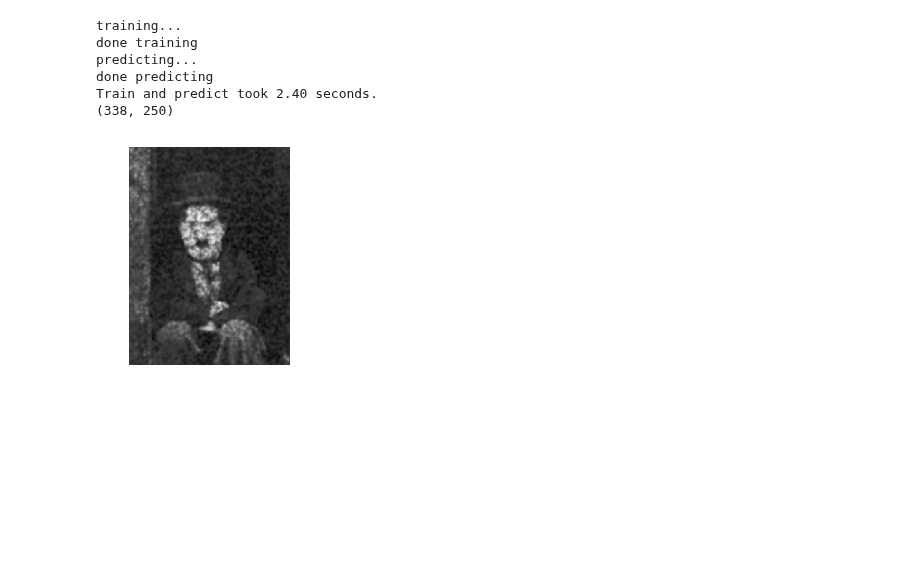
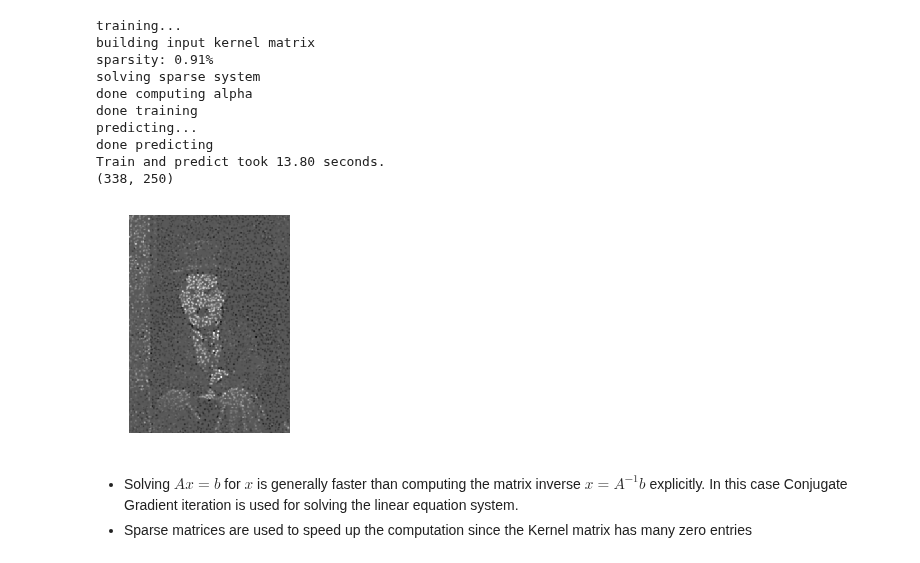
Before and after one commit to ml4cdeca/AdvancedMachineLearning, a Jupyter notebook: exercise06/gp.ipynb, the cells around one changed output. Drawn from its saved outputs; the diff is of its cells as text; code cells hidden in the pictures; blank space fills up the shorter version.

Commit message:
gaussian to generalized exponential

```diff
--- a/exercise06/gp.ipynb
+++ b/exercise06/gp.ipynb
@@ -9,14 +9,8 @@ import scipy.sparse.linalg as sLA
 import scipy.spatial
 import matplotlib.pyplot as plt
-# %%
-img=plt.imread('cc_90.png')
-coord=np.indices(img.shape).reshape(2,-1).T
-#training data
-X=coord[img.flatten()!=0]
-y=img[img!=0].flatten()
 # %%
-def gaussian_kernel(data, sigma, max_distance):
-    """Compute the gaussian kernel matrix.
+def generalized_exponential_kernel(data, sigma, gamma, max_distance):
+    """Compute the generalized exponential kernel matrix.
 
     :param data: data matrix
     :param sigma: parameter sigma of the gaussian kernel
@@ -25,19 +19,19 @@ def gaussian_kernel(data, sigma, max_distance):
     assert len(data.shape) == 2
     assert sigma > 0
 
-    factor = -0.5 /  (sigma ** 2)
-    limit = numpy.exp(factor*max_distance**2)
+    factor = -1.
+    limit = numpy.exp(factor*np.sqrt(max_distance/sigma)**(2*gamma))
     # Find the pairwise squared distances and compute the Gaussian kernel.
     K = []
     for k in data:
-        d = numpy.exp(factor*numpy.sum((data - k)**2,axis=1))
+        d = numpy.exp(factor*(np.sqrt(numpy.sum((data - k)**2,axis=1))/sigma**2)**gamma)
         d[d < limit] = 0.0  # truncate the Gaussian
         d = scipy.sparse.csc_matrix(d[:,None])
         K.append(d)
     K = scipy.sparse.hstack(K)
     return K
 
-def compute_alpha(train_x, train_y, tau, sigma, max_distance):
+def compute_alpha(train_x, train_y, tau, sigma, gamma, max_distance):
     """Compute the alpha vector of the ridge regressor.
 
     :param train_x: training x data
@@ -47,7 +41,7 @@ def compute_alpha(train_x, train_y, tau, sigma, max_distance):
     :return: alpha vector
     """
     print("building input kernel matrix")
-    K = gaussian_kernel(train_x, sigma, max_distance)
+    K = generalized_exponential_kernel(train_x, sigma, gamma, max_distance)
     print("sparsity: %.2f%%" % (float(100*K.nnz) / (K.shape[0]*K.shape[1])))
     M = K + tau * scipy.sparse.identity(train_x.shape[0])
     y = scipy.sparse.csc_matrix(train_y[:,None])
@@ -60,7 +54,7 @@ class KernelRidgeRegressor(object):
     """Kernel Ridge Regressor.
     """
 
-    def __init__(self, tau, sigma):
+    def __init__(self, tau, sigma, gamma):
         self.dim = None
         self.train_x = None
         self.alpha = None
@@ -68,7 +62,8 @@ class KernelRidgeRegressor(object):
         self.std_y = None
         self.tau = tau
         self.sigma = sigma
-        self.scale = -0.5 / sigma**2
+        self.gamma = gamma
+        self.scale = -1. / sigma**(gamma/2)
         self.max_distance = 4.0*sigma
 
     def train(self, train_x, train_y):
@@ -89,7 +84,7 @@ class KernelRidgeRegressor(object):
         self.std_y = train_y.std()
         train_y_std = (train_y - self.mean_y) / self.std_y
 
-        self.alpha = compute_alpha(self.train_x, train_y_std, self.tau, self.sigma, self.max_distance)
+        self.alpha = compute_alpha(self.train_x, train_y_std, self.tau, self.sigma, self.gamma, self.max_distance)
 
 
     def predict_single(self, pred_x):
@@ -102,7 +97,7 @@ class KernelRidgeRegressor(object):
         assert pred_x.shape[0] == self.dim
         indices = numpy.asarray(self.tree.query_ball_point(pred_x, self.max_distance), dtype=numpy.dtype("i8"))
         dist = numpy.sum((self.train_x[indices]-pred_x)**2, axis=1)
-        kappa = numpy.exp(self.scale*dist)
+        kappa = numpy.exp(self.scale*dist**(self.gamma/2))
         pred_y = numpy.dot(kappa, self.alpha[indices])
         return self.std_y * pred_y + self.mean_y
 
@@ -120,7 +115,7 @@ class KernelRidgeRegressor(object):
 KernelRidgeRegressors={}
 # %%
 
-def kernel_ridge_regression(tau, sigma):
+def kernel_ridge_regression(tau, sigma, gamma):
     # Load the image.
     im_orig = numpy.squeeze(plt.imread("cc_90.png"))
 
@@ -137,13 +132,13 @@ def kernel_ridge_regression(tau, sigma):
     # Train and predict with the given regressor.
     start = time.time()
     print("training...")
-    r = KernelRidgeRegressor(tau, sigma)
+    r = KernelRidgeRegressor(tau, sigma, gamma)
     #saving kernel matrices
     try:
-        r = KernelRidgeRegressors[tau,sigma]
+        r = KernelRidgeRegressors[tau,sigma, gamma]
     except KeyError:
         r.train(known_x, known_y)
-        KernelRidgeRegressors[tau,sigma] = r
+        KernelRidgeRegressors[tau,sigma, gamma] = r
     print("done training")
     # pickle.dump(r, open("regressor.p", "wb"))
     # r = pickle.load(open("regressor.p", "rb"))
@@ -161,12 +156,19 @@ def kernel_ridge_regression(tau, sigma):
     plt.axis('off')
     #plt.save("res.png", im)
 # %%
-kernel_ridge_regression(2,2)
+kernel_ridge_regression(2,2,2)
 # %% [output]
 training...
+building input kernel matrix
+sparsity: 0.91%
+solving sparse system
+done computing alpha
 done training
 predicting...
 done predicting
-Train and predict took 2.40 seconds.
+Train and predict took 13.80 seconds.
 (338, 250)
-[figure, old version]
+[figure, new version]
+# %% [markdown]
+* Solving $Ax = b$ for $x$ is generally faster than computing the matrix inverse $x = A^{−1}b$ explicitly. In this case Conjugate Gradient iteration is used for solving the linear equation system.
+* Sparse matrices are used to speed up the computation since the Kernel matrix has many zero entries
```
Also changed, not shown: parts of 1 cell of this notebook, 1 other file.
